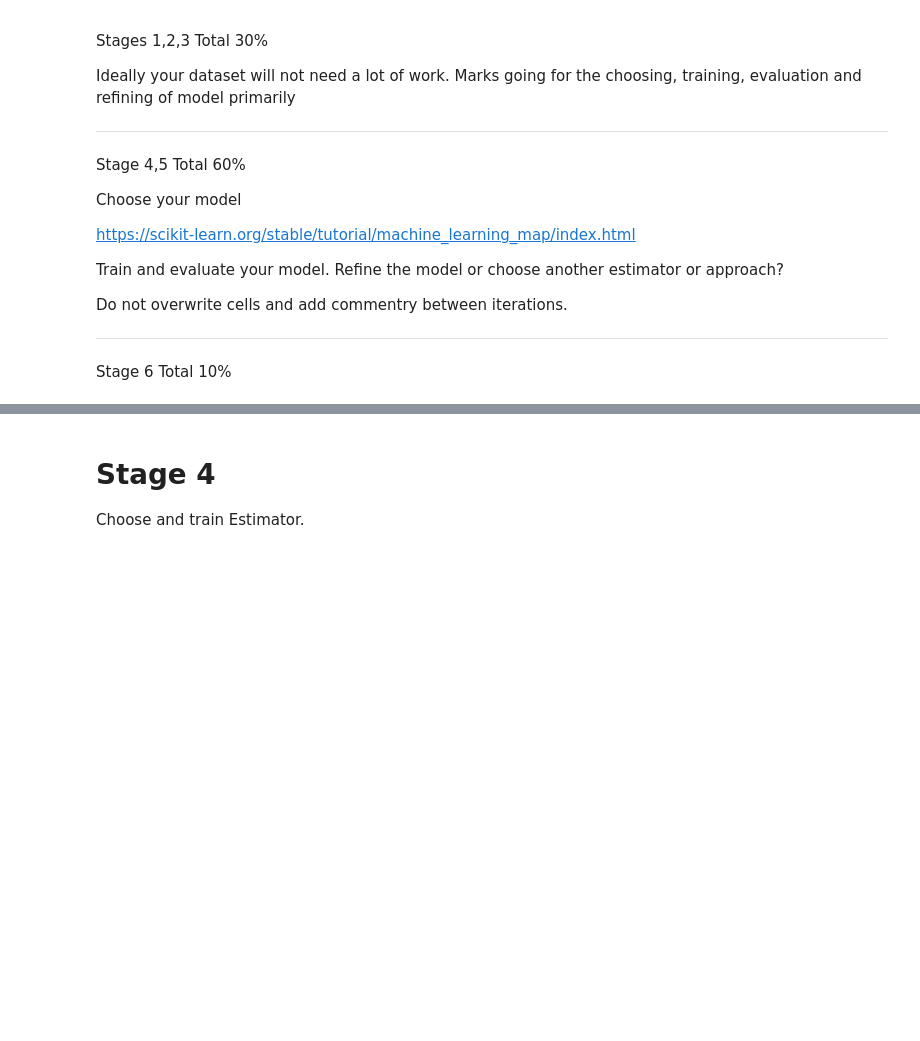
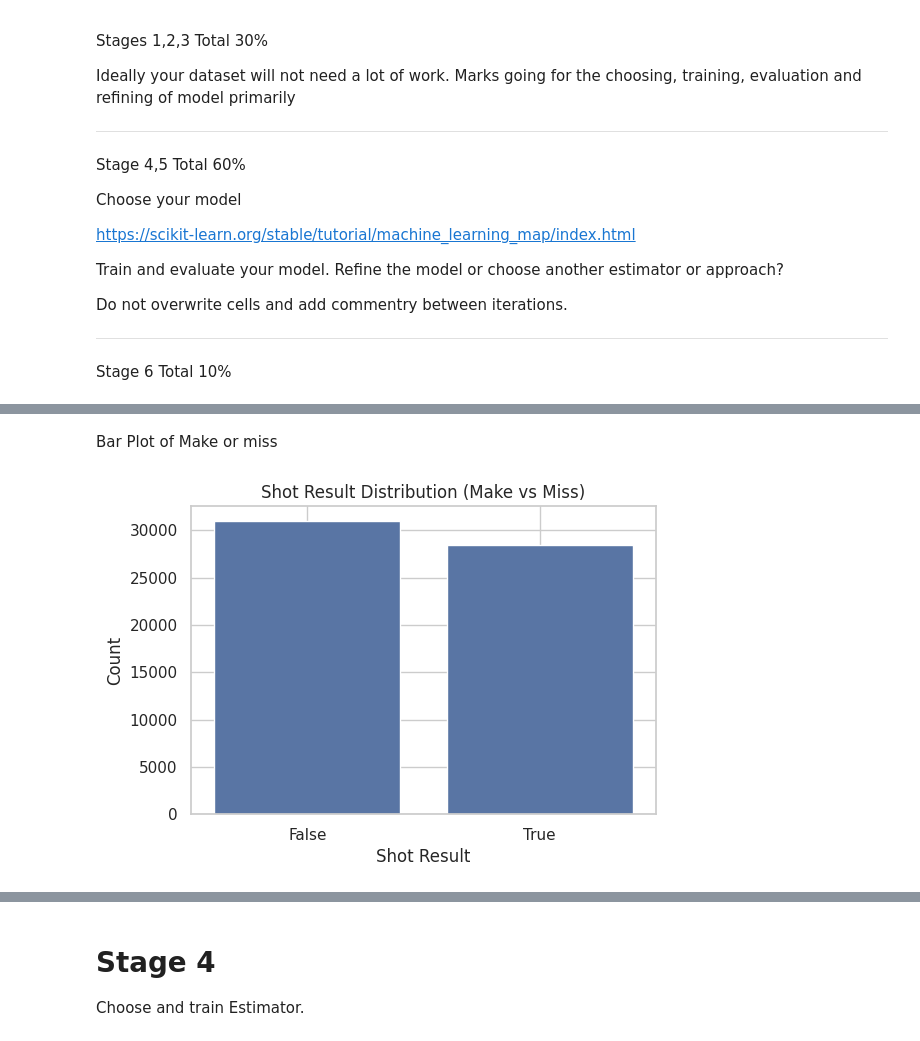
Before and after one commit to Henry-0810/Artificial-Intelligence, a Jupyter notebook: NBA_Shot_Prediction.ipynb, the cells around one changed output, grey strips where cells are left out. Cells and saved outputs as stored; diff of their text form; code cells hidden in the pictures; blank space fills up the shorter version.

```diff
--- a/NBA_Shot_Prediction.ipynb
+++ b/NBA_Shot_Prediction.ipynb
@@ -97,0 +254,12 @@ Cleaning the data, linking datasets etc..
+# %% [markdown]
+Bar Plot of Make or miss
+# %%
+plt.figure(figsize=(6, 4))
+sns.countplot(x='made', data=shots_df)
+plt.title('Shot Result Distribution (Make vs Miss)')
+plt.xlabel('Shot Result')
+plt.ylabel('Count')
+plt.grid(True)
+plt.show()
+# %% [output]
+[figure, added]
```
Also changed, not shown: parts of 22 cells of this notebook.
